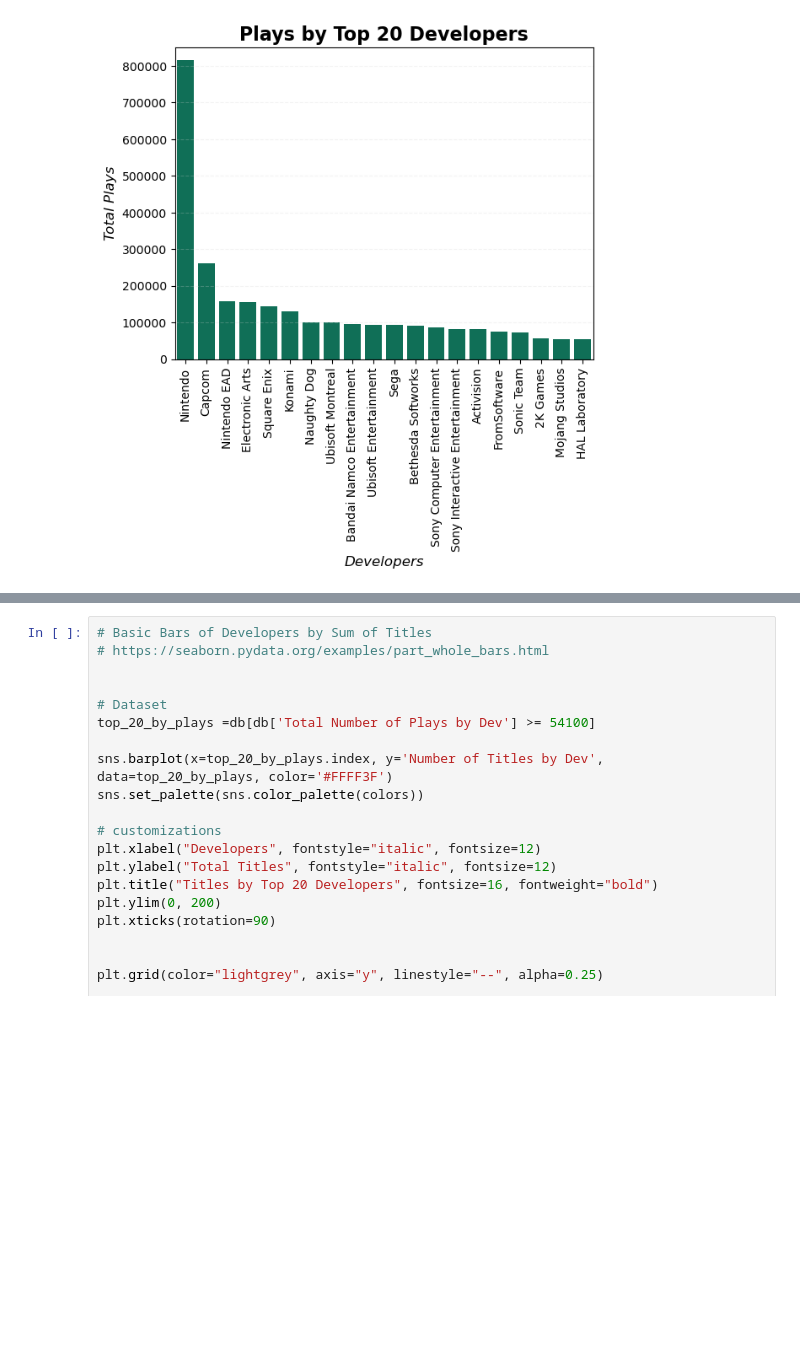
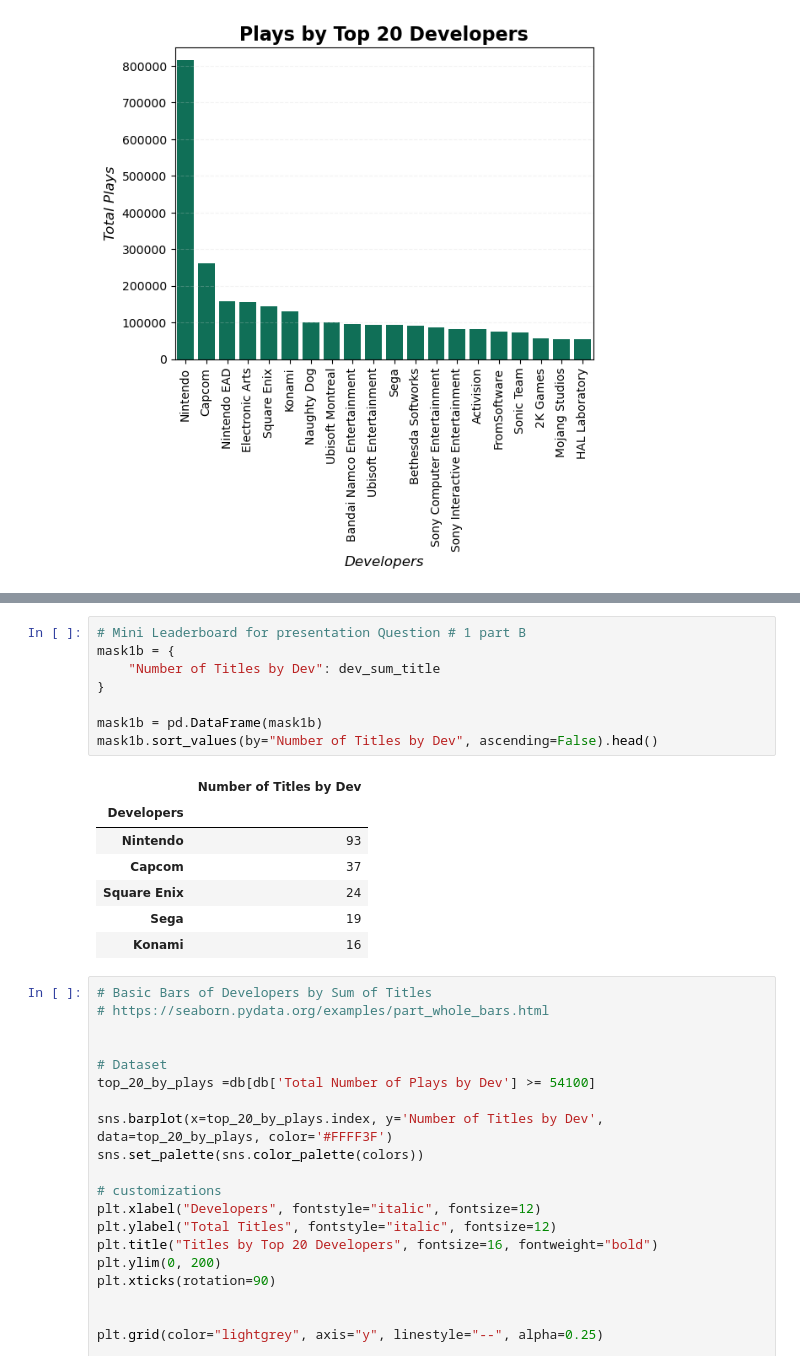
Before and after one commit to MasonNDeJesus/project_1_group_09, a Jupyter notebook: Nick_project_work/data_cleaning.ipynb, the cells around one changed output, grey strips where cells are left out. Cells and saved outputs as stored; diff of their text form; blank space fills up the shorter version.

```diff
--- a/Nick_project_work/data_cleaning.ipynb
+++ b/Nick_project_work/data_cleaning.ipynb
@@ -392,6 +408,22 @@ top_20_by_plays.reset_index('Developers')
 | 17 | 2K Games | 7 | 3.542857 | 216.142857 | 56000.0 |
 | 18 | FromSoftware | 6 | 4.250000 | 1133.500000 | 76100.0 |
 | 19 | Mojang Studios | 3 | 3.800000 | 944.000000 | 54400.0 |
+# %%
+# Mini Leaderboard for presentation Question # 1 part B
+mask1b = {
+    "Number of Titles by Dev": dev_sum_title
+}
+
+mask1b = pd.DataFrame(mask1b)
+mask1b.sort_values(by="Number of Titles by Dev", ascending=False).head()
+# %% [output]
+|  | Number of Titles by Dev |
+| Developers |  |
+| Nintendo | 93 |
+| Capcom | 37 |
+| Square Enix | 24 |
+| Sega | 19 |
+| Konami | 16 |
 # %%
 # Basic Bars of Developers by Sum of Titles
 # https://seaborn.pydata.org/examples/part_whole_bars.html
```
Also changed, not shown: parts of 3 cells of this notebook.
